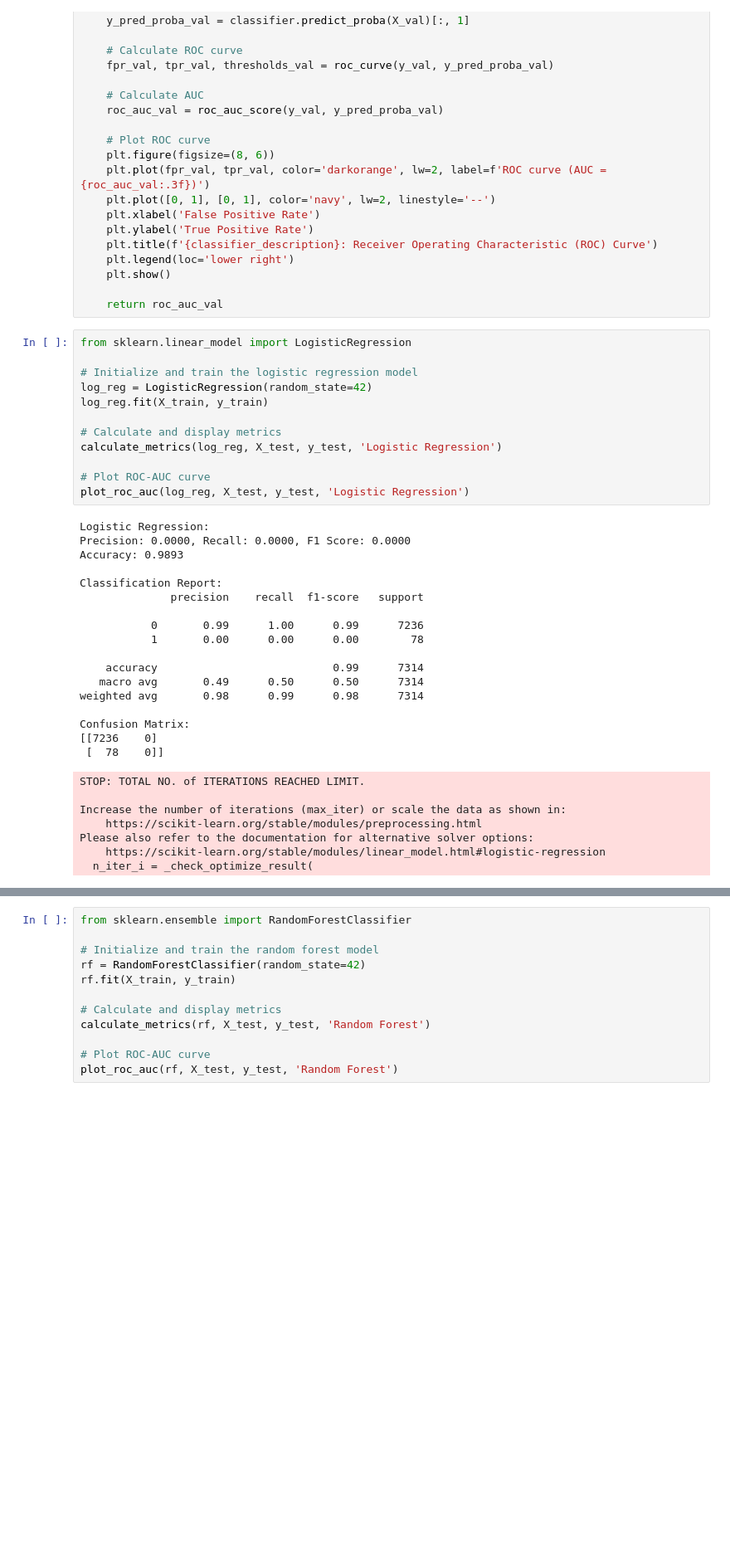
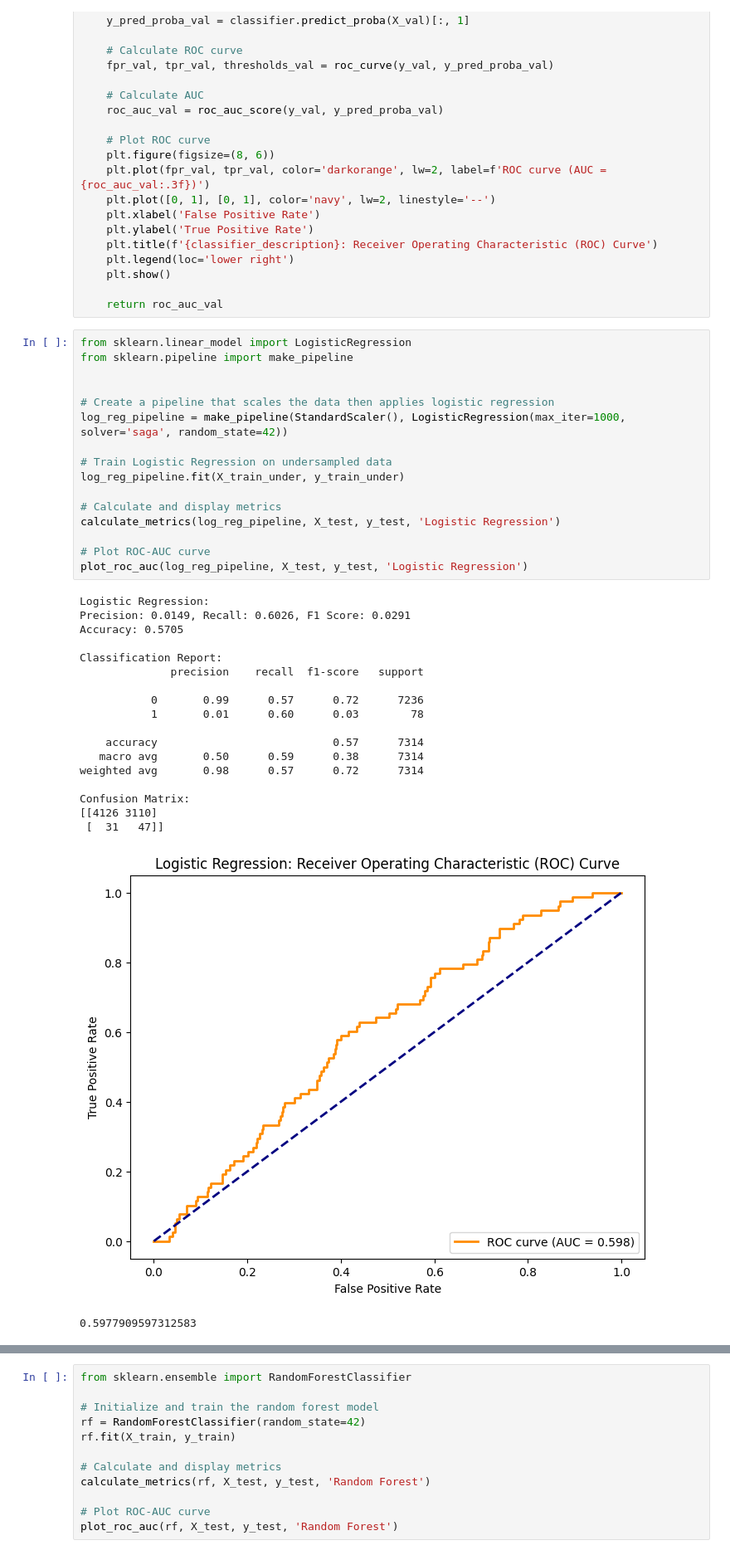
Before and after one commit to BengeeL/DataWareHousing_FinalProject, a Jupyter notebook: python_server/trafficpolice.ipynb, the cells around one changed output, grey strips where cells are left out. Shown at 83% size. Cells and saved outputs as stored; diff of their text form; blank space fills up the shorter version.

```diff
--- a/python_server/trafficpolice.ipynb
+++ b/python_server/trafficpolice.ipynb
@@ -643,38 +643,37 @@ def plot_roc_auc(classifier, X_val, y_val, classifier_description):
     return roc_auc_val
 # %%
 from sklearn.linear_model import LogisticRegression
+from sklearn.pipeline import make_pipeline
 
-# Initialize and train the logistic regression model
-log_reg = LogisticRegression(random_state=42)
-log_reg.fit(X_train, y_train)
+
+# Create a pipeline that scales the data then applies logistic regression
+log_reg_pipeline = make_pipeline(StandardScaler(), LogisticRegression(max_iter=1000, solver='saga', random_state=42))
+
+# Train Logistic Regression on undersampled data
+log_reg_pipeline.fit(X_train_under, y_train_under)
 
 # Calculate and display metrics
-calculate_metrics(log_reg, X_test, y_test, 'Logistic Regression')
+calculate_metrics(log_reg_pipeline, X_test, y_test, 'Logistic Regression')
 
 # Plot ROC-AUC curve
-plot_roc_auc(log_reg, X_test, y_test, 'Logistic Regression')
+plot_roc_auc(log_reg_pipeline, X_test, y_test, 'Logistic Regression')
 # %% [output]
 Logistic Regression:
-Precision: 0.0000, Recall: 0.0000, F1 Score: 0.0000
-Accuracy: 0.9893
+Precision: 0.0149, Recall: 0.6026, F1 Score: 0.0291
+Accuracy: 0.5705
 
 Classification Report:
               precision    recall  f1-score   support
 
-           0       0.99      1.00      0.99      7236
-           1       0.00      0.00      0.00        78
+           0       0.99      0.57      0.72      7236
+           1       0.01      0.60      0.03        78
 
-    accuracy                           0.99      7314
-   macro avg       0.49      0.50      0.50      7314
-weighted avg       0.98      0.99      0.98      7314
+    accuracy                           0.57      7314
+   macro avg       0.50      0.59      0.38      7314
+weighted avg       0.98      0.57      0.72      7314
 
 Confusion Matrix:
-[[7236    0]
- [  78    0]]
+[[4126 3110]
+ [  31   47]]
+[figure, new version]
-STOP: TOTAL NO. of ITERATIONS REACHED LIMIT.
-
-Increase the number of iterations (max_iter) or scale the data as shown in:
-    https://scikit-learn.org/stable/modules/preprocessing.html
-Please also refer to the documentation for alternative solver options:
-    https://scikit-learn.org/stable/modules/linear_model.html#logistic-regression
-  n_iter_i = _check_optimize_result(
+0.5977909597312583
```
Also changed, not shown: parts of 2 cells of this notebook, 3 other files.
